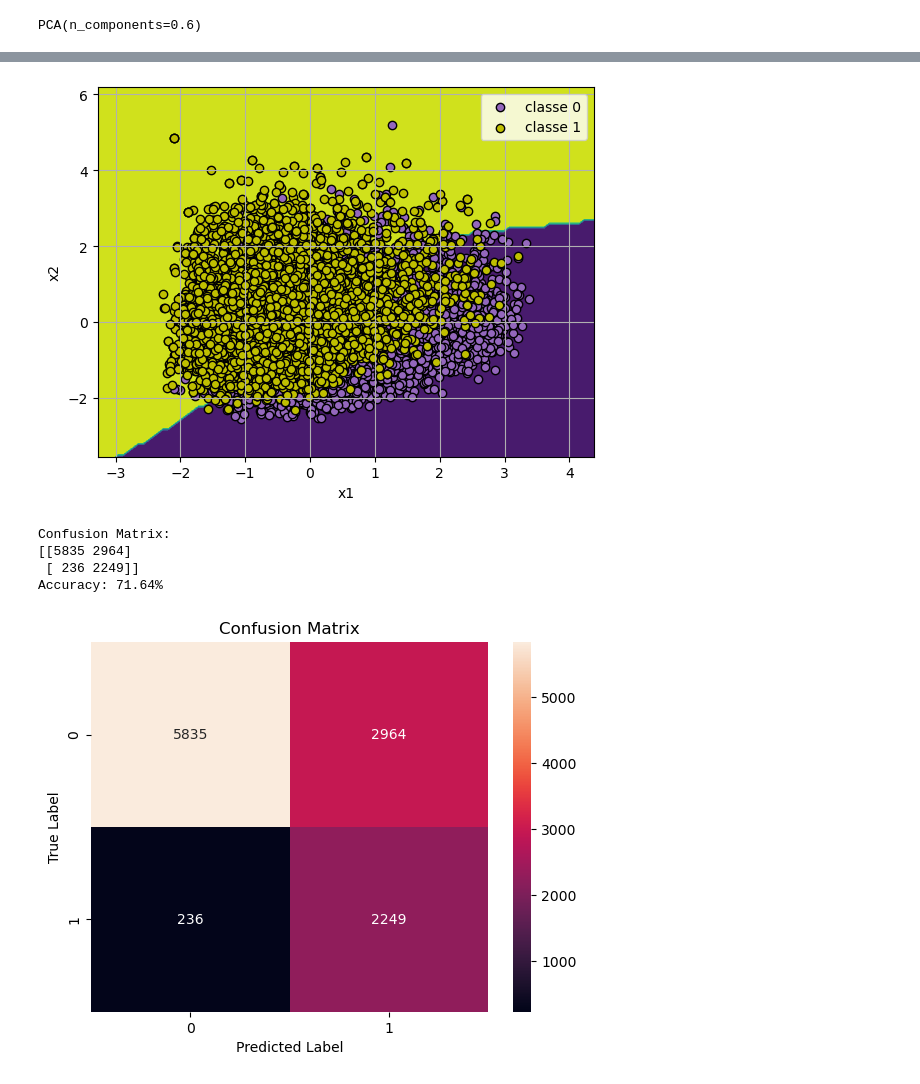
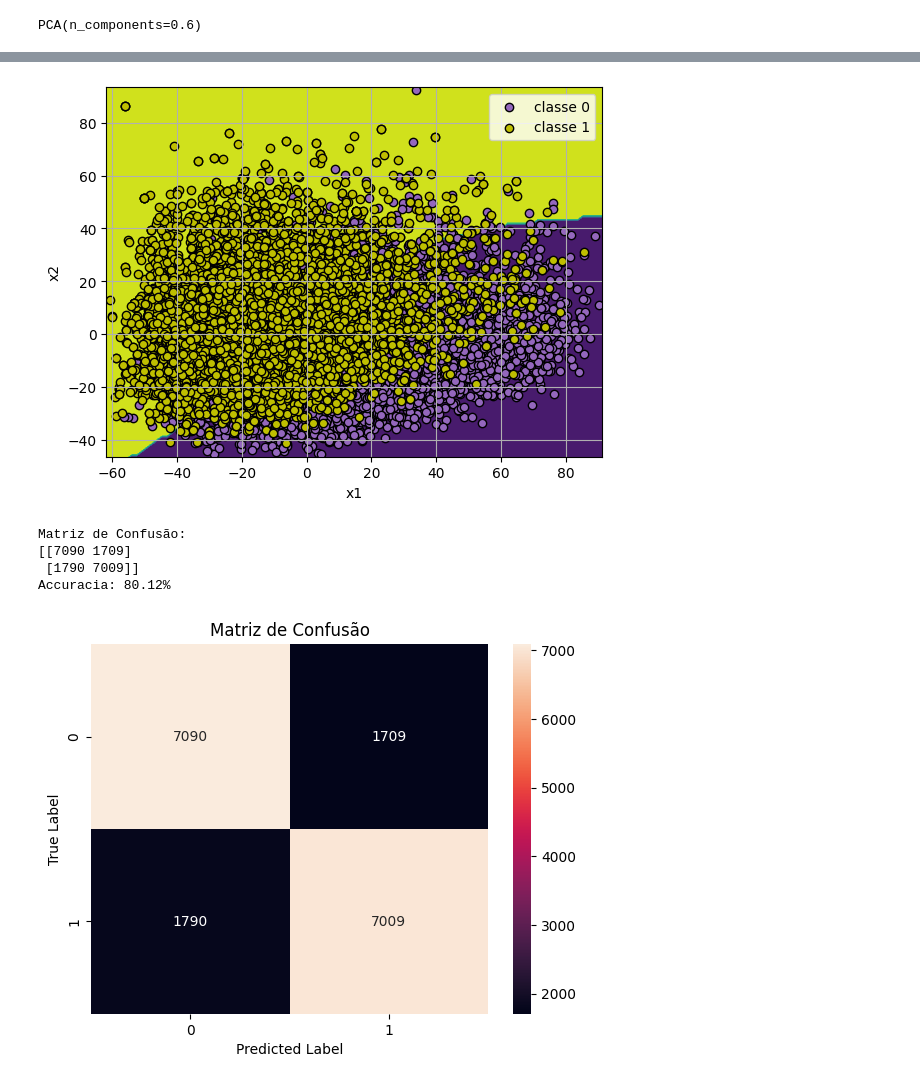
Before and after one commit to Klebervc/projeto-ml, a Jupyter notebook: weather_aus.ipynb, the cells around one changed output, grey strips where cells are left out. Cells and saved outputs as stored; diff of their text form; code cells hidden in the pictures.

```diff
--- a/weather_aus.ipynb
+++ b/weather_aus.ipynb
@@ -250,22 +219,20 @@ print(Z_scaled_test)
 # %%
-model_1 = LogisticRegression(max_iter=1000)
-model_1.fit(X_balanced_scaled_train, Y_balanced_train)
-y_pred_1 = model_1.predict(X_raw_scaled_test)
-y_pred_1t = model_1.predict(X_raw_scaled_train)
+model_1 = Pipeline((("scaler", StandardScaler()), ("log_reg", LogisticRegression()))).fit(X_balanced_train, Y_balanced_train)
+y_pred_1 = model_1.predict(X_balanced_test)
+y_pred_1t = model_1.predict(X_balanced_train)
 
-model_2 = LinearSVC(C=1, max_iter=1000000)
-model_2.fit(X_balanced_scaled_train, Y_balanced_train)
-y_pred_2 = model_2.predict(X_raw_scaled_test)
-y_pred_2t = model_2.predict(X_raw_scaled_train)
+model_2 = Pipeline((("scaler", StandardScaler()), ("linear_svc", LinearSVC(C=1, max_iter=1000000, dual=True)))).fit(X_balanced_train, Y_balanced_train)
+y_pred_2 = model_2.predict(X_balanced_test)
+y_pred_2t = model_2.predict(X_balanced_train)
 
-model_3 = Pipeline((("poly_features", PolynomialFeatures(degree=3, include_bias=False)), ("log_reg", LogisticRegression(max_iter=100000))),).fit(X_balanced_scaled_train, Y_balanced_train)
-y_pred_3 = model_3.predict(X_raw_scaled_test)
-y_pred_3t = model_3.predict(X_raw_scaled_train)
+model_3 = Pipeline((("scaler", StandardScaler()), ("poly_features", PolynomialFeatures(degree=3, include_bias=False)), ("log_reg", LogisticRegression(max_iter=10000, dual=False)))).fit(X_balanced_train, Y_balanced_train)
+y_pred_3 = model_3.predict(X_balanced_test)
+y_pred_3t = model_3.predict(X_balanced_train)
 
-model_4 = Pipeline((("poly_features", PolynomialFeatures(degree=3, include_bias=False)), ("poli_SVM", (LinearSVC(C=1, max_iter=1000000)))),).fit(X_balanced_scaled_train, Y_balanced_train)
-y_pred_4 = model_4.predict(X_raw_scaled_test)
-y_pred_4t = model_4.predict(X_raw_scaled_train)
+model_4 = Pipeline((("scaler", StandardScaler()), ("poly_features", PolynomialFeatures(degree=3, include_bias=False)), ("poli_SVM", (LinearSVC(C=1, max_iter=10000))))).fit(X_balanced_train, Y_balanced_train)
+y_pred_4 = model_4.predict(X_balanced_test)
+y_pred_4t = model_4.predict(X_balanced_train)
 
-model_5 = Pipeline((("poly_features", PolynomialFeatures(degree=3, include_bias=False)), ("log_reg", LogisticRegression(penalty=None, max_iter=100000))),).fit(Z_scaled_train, yz_train)
-y_pred_5 = model_5.predict(Z_scaled_test)
-y_pred_5t = model_5.predict(Z_scaled_train)
+model_5 = Pipeline((("scaler", StandardScaler()), ("poly_features", PolynomialFeatures(degree=3, include_bias=False)), ("log_reg", LogisticRegression(penalty=None, max_iter=1000)))).fit(Z_train, yz_train)
+y_pred_5 = model_5.predict(Z_test)
+y_pred_5t = model_5.predict(Z_train)
@@ -280,30 +239,30 @@ Please also refer to the documentation for alternative solver options:
 # %%
-disp_1 = DecisionBoundaryDisplay.from_estimator(model_5,Z_scaled_test,response_method="predict",alpha=1)
-disp_1.ax_.scatter(Z_scaled_test[yz_test==0,0],Z_scaled_test[yz_test==0,1],c='tab:purple',label="classe 0",edgecolor="k")
-disp_1.ax_.scatter(Z_scaled_test[yz_test==1,0],Z_scaled_test[yz_test==1,1],c='y',label="classe 1",edgecolor="k")
+disp_1 = DecisionBoundaryDisplay.from_estimator(model_5,Z_test,response_method="predict",alpha=1)
+disp_1.ax_.scatter(Z_test[yz_test==0,0],Z_test[yz_test==0,1],c='tab:purple',label="classe 0",edgecolor="k")
+disp_1.ax_.scatter(Z_test[yz_test==1,0],Z_test[yz_test==1,1],c='y',label="classe 1",edgecolor="k")
 disp_1.ax_.legend()
 plt.xlabel("x1")
 plt.ylabel("x2")
 disp_1.ax_.grid()
 # %% [output]
-[figure, old version]
+[figure, new version]
 # %%
-cm = confusion_matrix(Y_raw_test, y_pred_1)
-acc_reg_test = accuracy_score(Y_raw_test, y_pred_1)
-print("Confusion Matrix:")
+cm = confusion_matrix(Y_balanced_test, y_pred_1)
+acc_reg_test = accuracy_score(Y_balanced_test, y_pred_1)
+print("Matriz de Confusão:")
 print(cm)
-print("Accuracy: {:.2f}%".format(acc_reg_test * 100))
+print("Accuracia: {:.2f}%".format(acc_reg_test * 100))
 
 
 sns.heatmap(cm, annot=True, fmt='d')
 plt.xlabel('Predicted Label')
 plt.ylabel('True Label')
-plt.title('Confusion Matrix')
+plt.title('Matriz de Confusão')
 plt.show()
 # %% [output]
-Confusion Matrix:
-[[5835 2964]
- [ 236 2249]]
-Accuracy: 71.64%
+Matriz de Confusão:
+[[7090 1709]
+ [1790 7009]]
+Accuracia: 80.12%
-[figure, old version]
+[figure, new version]
 # %%
```
Also changed, not shown: parts of 21 cells of this notebook, 9 other files.
